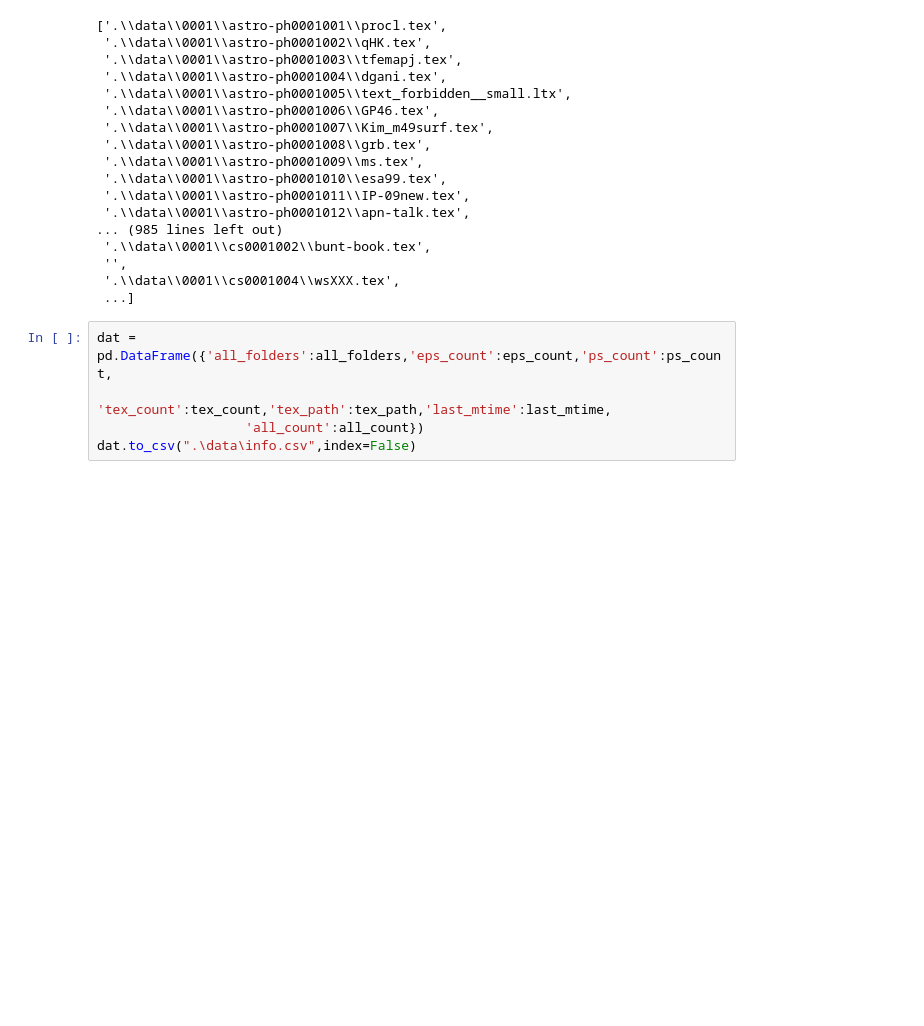
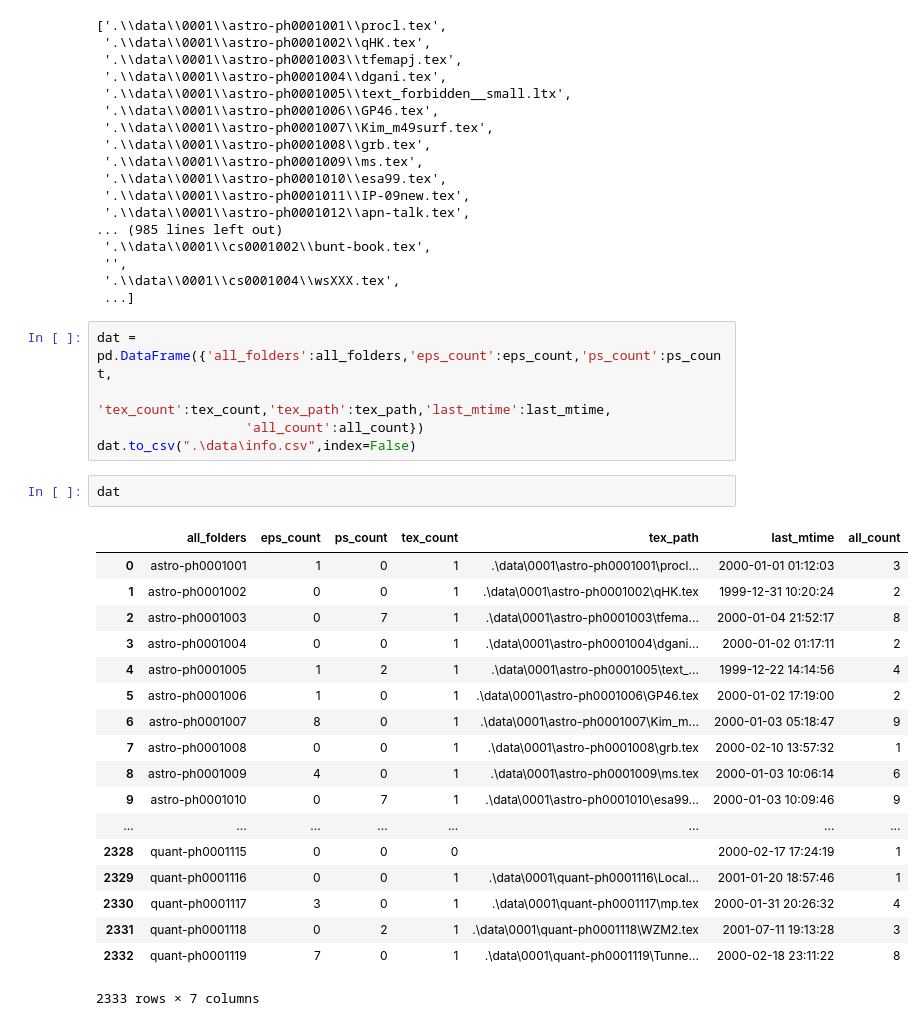
Before and after one commit to kaiwei-berkeley/ai4good, a Jupyter notebook: folder_cleaning.ipynb, the cells around one changed output. Cells and saved outputs as stored; diff of their text form; blank space fills up the shorter version.

```diff
--- a/folder_cleaning.ipynb
+++ b/folder_cleaning.ipynb
@@ -124,3 +127,24 @@ dat = pd.DataFrame({'all_folders':all_folders,'eps_count':eps_count,'ps_count':p
                    'tex_count':tex_count,'tex_path':tex_path,'last_mtime':last_mtime,
                    'all_count':all_count})
 dat.to_csv(".\data\info.csv",index=False)
+# %%
+dat
+# %% [output]
+|  | all_folders | eps_count | ps_count | tex_count | tex_path | last_mtime | all_count |
+| 0 | astro-ph0001001 | 1 | 0 | 1 | .\data\0001\astro-ph0001001\procl... | 2000-01-01 01:12:03 | 3 |
+| 1 | astro-ph0001002 | 0 | 0 | 1 | .\data\0001\astro-ph0001002\qHK.tex | 1999-12-31 10:20:24 | 2 |
+| 2 | astro-ph0001003 | 0 | 7 | 1 | .\data\0001\astro-ph0001003\tfema... | 2000-01-04 21:52:17 | 8 |
+| 3 | astro-ph0001004 | 0 | 0 | 1 | .\data\0001\astro-ph0001004\dgani... | 2000-01-02 01:17:11 | 2 |
+| 4 | astro-ph0001005 | 1 | 2 | 1 | .\data\0001\astro-ph0001005\text_... | 1999-12-22 14:14:56 | 4 |
+| 5 | astro-ph0001006 | 1 | 0 | 1 | .\data\0001\astro-ph0001006\GP46.tex | 2000-01-02 17:19:00 | 2 |
+| 6 | astro-ph0001007 | 8 | 0 | 1 | .\data\0001\astro-ph0001007\Kim_m... | 2000-01-03 05:18:47 | 9 |
+| 7 | astro-ph0001008 | 0 | 0 | 1 | .\data\0001\astro-ph0001008\grb.tex | 2000-02-10 13:57:32 | 1 |
+| 8 | astro-ph0001009 | 4 | 0 | 1 | .\data\0001\astro-ph0001009\ms.tex | 2000-01-03 10:06:14 | 6 |
+| 9 | astro-ph0001010 | 0 | 7 | 1 | .\data\0001\astro-ph0001010\esa99... | 2000-01-03 10:09:46 | 9 |
+| ... | ... | ... | ... | ... | ... | ... | ... |
+| 2328 | quant-ph0001115 | 0 | 0 | 0 |  | 2000-02-17 17:24:19 | 1 |
+| 2329 | quant-ph0001116 | 0 | 0 | 1 | .\data\0001\quant-ph0001116\Local... | 2001-01-20 18:57:46 | 1 |
+| 2330 | quant-ph0001117 | 3 | 0 | 1 | .\data\0001\quant-ph0001117\mp.tex | 2000-01-31 20:26:32 | 4 |
+| 2331 | quant-ph0001118 | 0 | 2 | 1 | .\data\0001\quant-ph0001118\WZM2.tex | 2001-07-11 19:13:28 | 3 |
+| 2332 | quant-ph0001119 | 7 | 0 | 1 | .\data\0001\quant-ph0001119\Tunne... | 2000-02-18 23:11:22 | 8 |
+2333 rows × 7 columns
```
Also changed, not shown: parts of 2 cells of this notebook, 2 other files.
